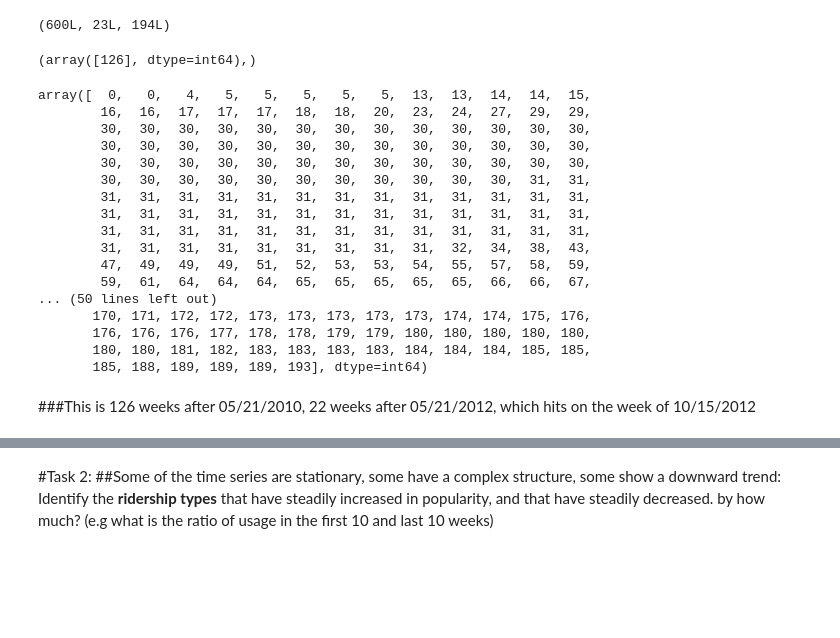
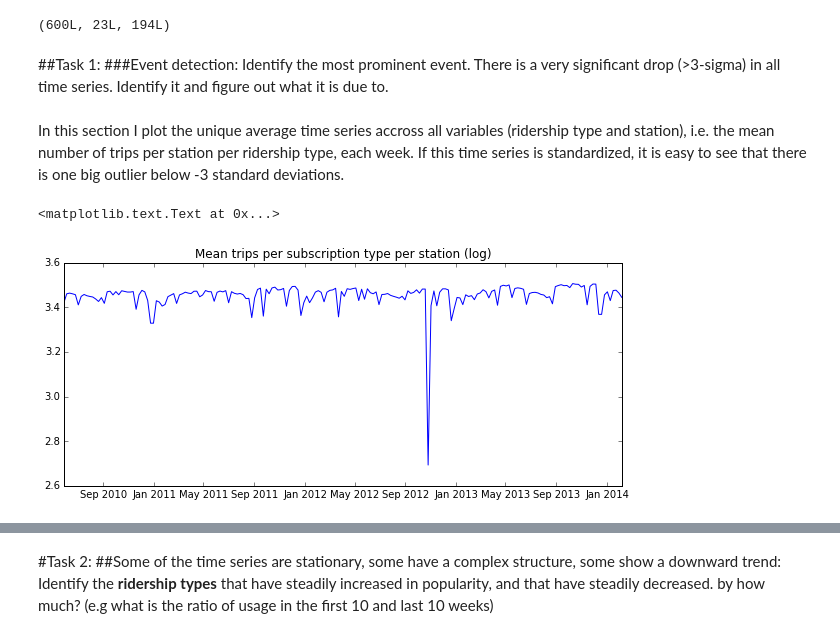
Before and after one commit to sarangof/PUI2015_sarangof, a Jupyter notebook: HW6/HW6 Sara Arango.ipynb, the cells around one changed output, grey strips where cells are left out. Cells and saved outputs as stored; diff of their text form; code cells hidden in the pictures; blank space fills up the shorter version.

```diff
--- a/HW6/HW6 Sara Arango.ipynb
+++ b/HW6/HW6 Sara Arango.ipynb
@@ -83,12 +56,3 @@ plot(log10(mta_rides))
 MTA.shape
 # %% [output]
 (600L, 23L, 194L)
-# %%
-# Do it for the aggregated time series
-thresholds = [np.nanmean(mta_mean) - 3*np.nanstd(mta_mean),
- np.nanmean(mta_mean) + 3*np.nanstd(mta_mean)]
-thresholds
-#mta_mean[((mta_mean<thresholds[0]) | (mta_mean>thresholds[1]))]
-np.where((mta_mean<thresholds[0]) | (mta_mean>thresholds[1]))
-# %% [output]
-(array([126], dtype=int64),)
@@ -104,25 +64,20 @@ for col in mta_stations:
 mta_rides_norm=mta_rides
 for col in mta_rides:
     mta_rides_norm[col] = (mta_rides[col] - np.nanmean(mta_rides[col]))/np.nanstd(mta_rides[col])
-# %%
-np.where((mta_rides_norm<-3) | (mta_rides_norm > 3) )[0]
-# %% [output]
-array([  0,   0,   4,   5,   5,   5,   5,   5,  13,  13,  14,  14,  15,
-        16,  16,  17,  17,  17,  18,  18,  20,  23,  24,  27,  29,  29,
-        30,  30,  30,  30,  30,  30,  30,  30,  30,  30,  30,  30,  30,
-        30,  30,  30,  30,  30,  30,  30,  30,  30,  30,  30,  30,  30,
-        30,  30,  30,  30,  30,  30,  30,  30,  30,  30,  30,  30,  30,
-        30,  30,  30,  30,  30,  30,  30,  30,  30,  30,  30,  31,  31,
-        31,  31,  31,  31,  31,  31,  31,  31,  31,  31,  31,  31,  31,
-        31,  31,  31,  31,  31,  31,  31,  31,  31,  31,  31,  31,  31,
-        31,  31,  31,  31,  31,  31,  31,  31,  31,  31,  31,  31,  31,
-        31,  31,  31,  31,  31,  31,  31,  31,  31,  32,  34,  38,  43,
-        47,  49,  49,  49,  51,  52,  53,  53,  54,  55,  57,  58,  59,
-        59,  61,  64,  64,  64,  65,  65,  65,  65,  65,  66,  66,  67,
-... (50 lines left out)
-       170, 171, 172, 172, 173, 173, 173, 173, 173, 174, 174, 175, 176,
-       176, 176, 176, 177, 178, 178, 179, 179, 180, 180, 180, 180, 180,
-       180, 180, 181, 182, 183, 183, 183, 183, 184, 184, 184, 185, 185,
-       185, 188, 189, 189, 189, 193], dtype=int64)
-# %% [markdown]
-###This is 126 weeks after 05/21/2010, 22 weeks after 05/21/2012, which hits on the week of 10/15/2012
+# %% [markdown]
+##Task 1:
+###Event detection: Identify the most prominent event. There is a very significant drop (>3-sigma) in all time series. Identify it and figure out what it is due to.
+# %% [markdown]
+In this section I plot the unique average time series accross all variables (ridership type and station), i.e. the mean number of trips per station per ridership type, each week. If this time series is standardized, it is easy to see that there is one big outlier below -3 standard deviations.
+# %%
+# Plotting the average time series for all stations and all ridership types
+
+mta_mean = np.nanmean(np.nanmean(MTA,axis=1),axis=0)
+#plt.plot(date,log10(mta_mean))
+fig = plt.figure(figsize=(10,4))
+ax = fig.add_subplot(111)
+ax.plot(date,log10(mta_mean))
+ax.set_title("Mean trips per subscription type per station (log)")
+# %% [output]
+<matplotlib.text.Text at 0x...>
+[figure, added]
```
Also changed, not shown: parts of 34 cells of this notebook.
